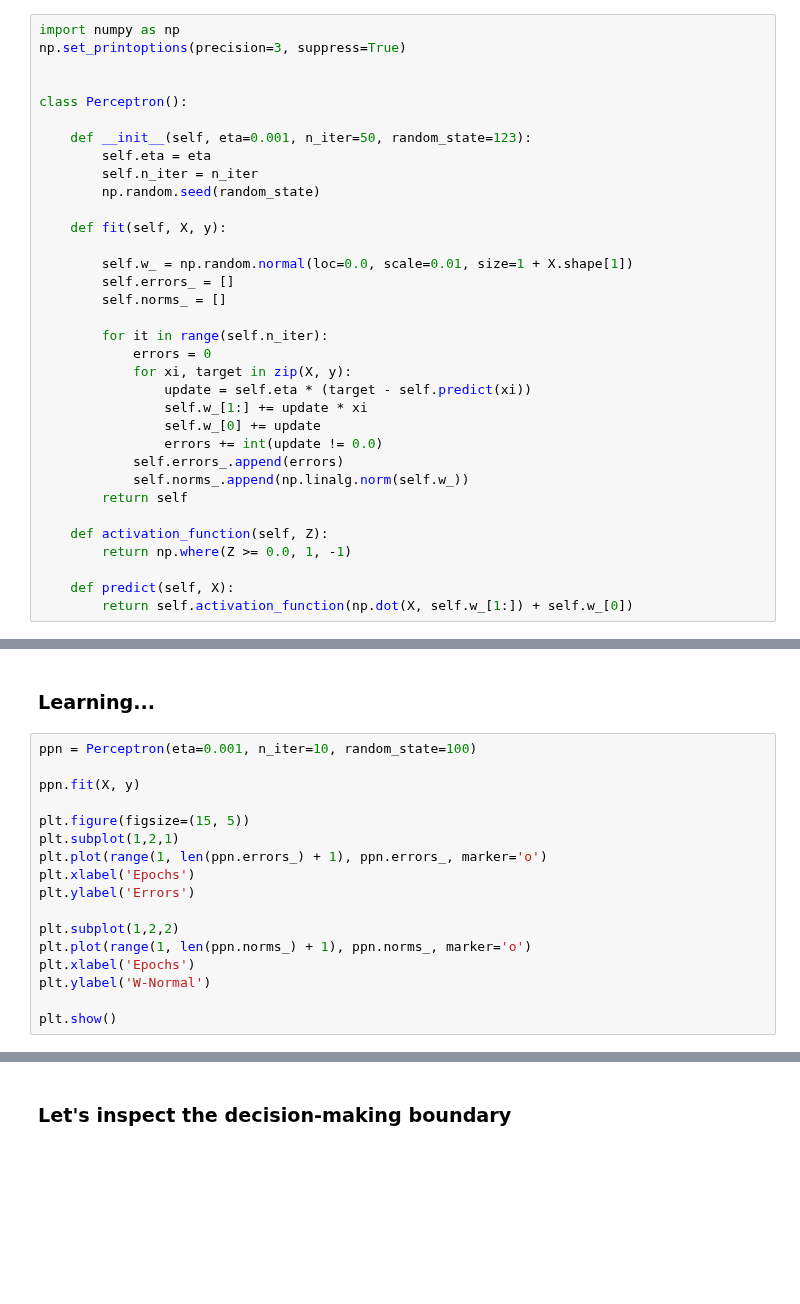
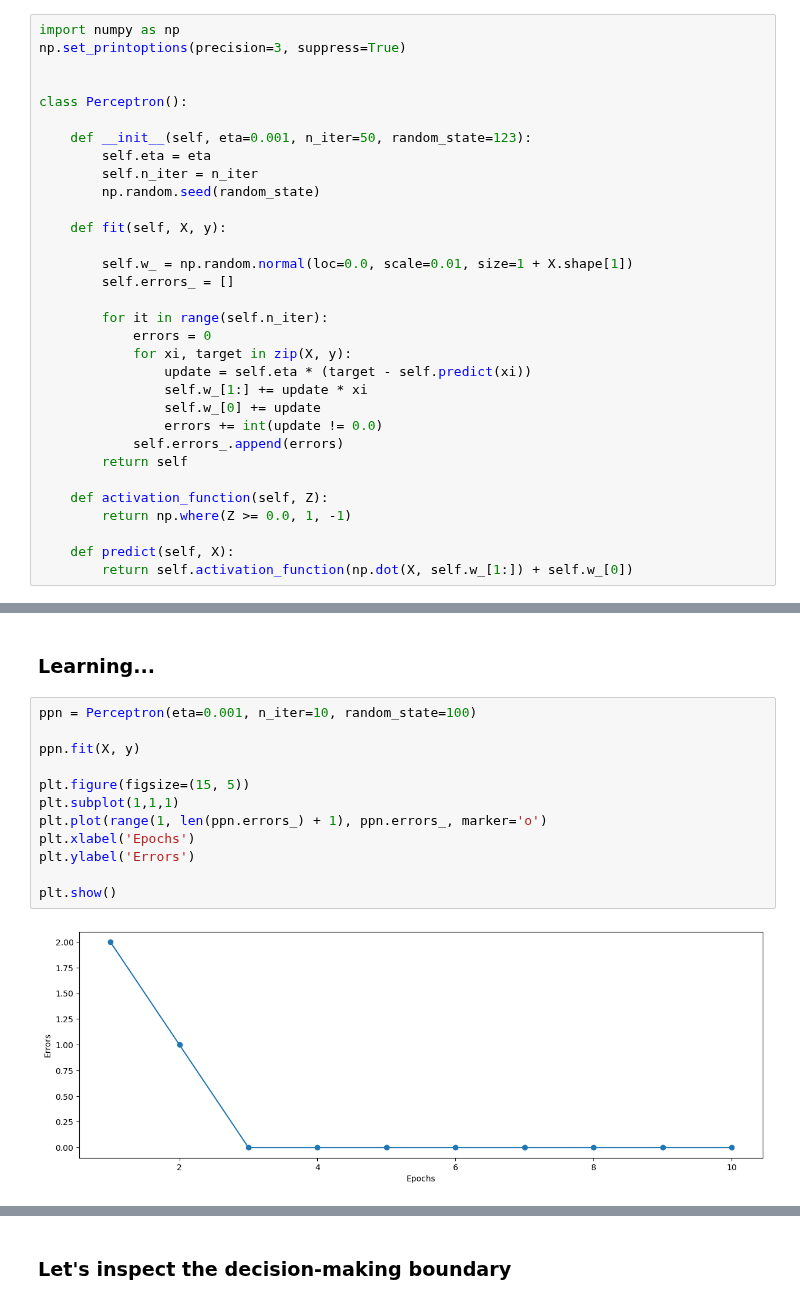
Before and after one commit to aledamelio/ML_Pavia, a Jupyter notebook: 02_Linear_Classifiers.ipynb, the cells around one changed output, grey strips where cells are left out. Saved outputs shown, nothing was run; the diff lists cells and outputs as text; blank space fills up the shorter version.

```diff
--- a/02_Linear_Classifiers.ipynb
+++ b/02_Linear_Classifiers.ipynb
@@ -265,7 +272,6 @@ class Perceptron():
 
         self.w_ = np.random.normal(loc=0.0, scale=0.01, size=1 + X.shape[1])
         self.errors_ = []
-        self.norms_ = []
 
         for it in range(self.n_iter):
             errors = 0
@@ -275,7 +281,6 @@ class Perceptron():
                 self.w_[0] += update
                 errors += int(update != 0.0)
             self.errors_.append(errors)
-            self.norms_.append(np.linalg.norm(self.w_))
         return self
 
     def activation_function(self, Z):
@@ -331,17 +346,14 @@ plt.show()
 # %%
 ppn = Perceptron(eta=0.001, n_iter=10, random_state=100)
 
 ppn.fit(X, y)
 
 plt.figure(figsize=(15, 5))
-plt.subplot(1,2,1)
+plt.subplot(1,1,1)
 plt.plot(range(1, len(ppn.errors_) + 1), ppn.errors_, marker='o')
 plt.xlabel('Epochs')
 plt.ylabel('Errors')
 
-plt.subplot(1,2,2)
-plt.plot(range(1, len(ppn.norms_) + 1), ppn.norms_, marker='o')
-plt.xlabel('Epochs')
-plt.ylabel('W-Normal')
-
 plt.show()
+# %% [output]
+[figure, added]
```
Also changed, not shown: parts of 45 cells of this notebook, 3 other files.
